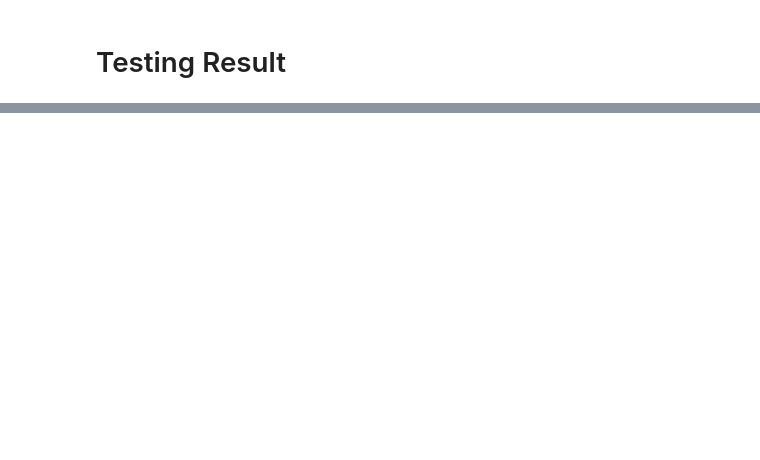
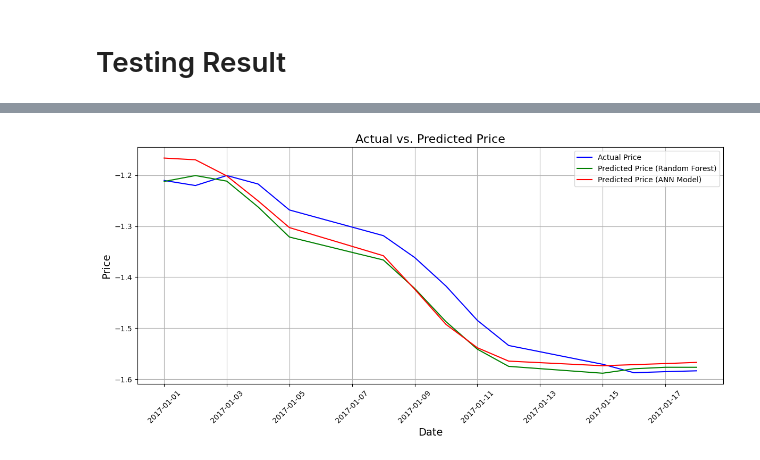
Before and after one commit to aswink71/Time-Series-Project, a Jupyter notebook: Multivaiate_analysis.ipynb, the cells around one changed output, grey strips where cells are left out. Drawn from its saved outputs; the diff is of its cells as text; code cells hidden in the pictures; blank space fills up the shorter version.

```diff
--- a/Multivaiate_analysis.ipynb
+++ b/Multivaiate_analysis.ipynb
@@ -680,0 +681,47 @@ R-squared (R2): 0.9424198396208449
+# %%
+# Create the function to plot the actual and anticipated costs.
+def plot_actual_vs_predicted(index,y_test,tst_prd_dt,test_pred_cnn,title='Actual vs. Predicted Price', xlabel='Date', ylabel='Price'):
+
+    # Construct a frame of data to plot
+    plot_df=pdns.DataFrame({'Actual': y_test,'Predicted_rf': tst_prd_dt,'Predicted_ann': test_pred_cnn.flatten()}, index=index)
+
+    #providing the shape of the graph with values
+    matlp.figure(figsize=(12, 6))
+    #  Creating a line graph by plotting the value from plot_df.
+    matlp.plot(plot_df.index,plot_df['Actual'],label='Actual Price', color='blue')
+    #The value from plot_df is plotted to create a line graph.
+    matlp.plot(plot_df.index,plot_df['Predicted_rf'],label='Predicted Price (Random Forest)', color='green')
+    # getting the plotted with the datagrame with parameter
+    matlp.plot(plot_df.index,plot_df['Predicted_ann'],label='Predicted Price (ANN Model)', color='red')
+
+    #setting the tittles in the plot
+    matlp.title(title,fontsize=16)
+    # print the x-label in the graph
+    matlp.xlabel(xlabel,fontsize=14)
+    # adding the y-lbl in the graph
+    matlp.ylabel(ylabel,fontsize=14)
+
+    # Add legend and grid
+    matlp.legend()
+    matlp.grid(True)
+
+    # To make x-axis labels easier to read, rotate them.
+    matlp.xticks(rotation=45)
+
+    # Verify that the plot arrangement is optimal.
+    matlp.tight_layout()
+
+    # Displaying the plot
+    matlp.show()
+# %%
+test_date_index = STC_DTA.index[-len(y_test_stc):]
+
+
+plot_actual_vs_predicted(
+    index=test_date_index,
+    y_test=y_test_stc,
+    tst_prd_dt=prd_rf_stc_tst,
+    test_pred_cnn=y_pred_tst_stc
+)
+# %% [output]
+[figure, added]
```
Also changed, not shown: parts of 7 cells of this notebook.
